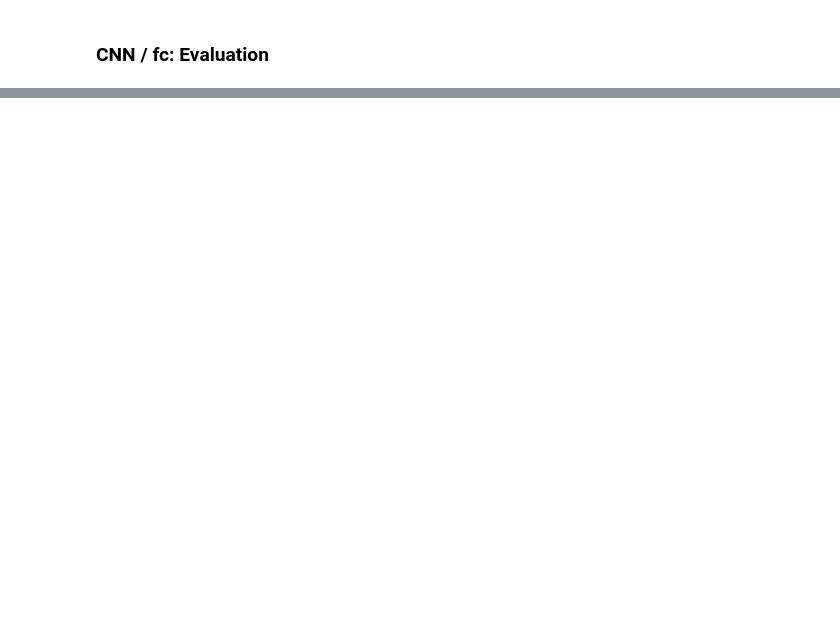
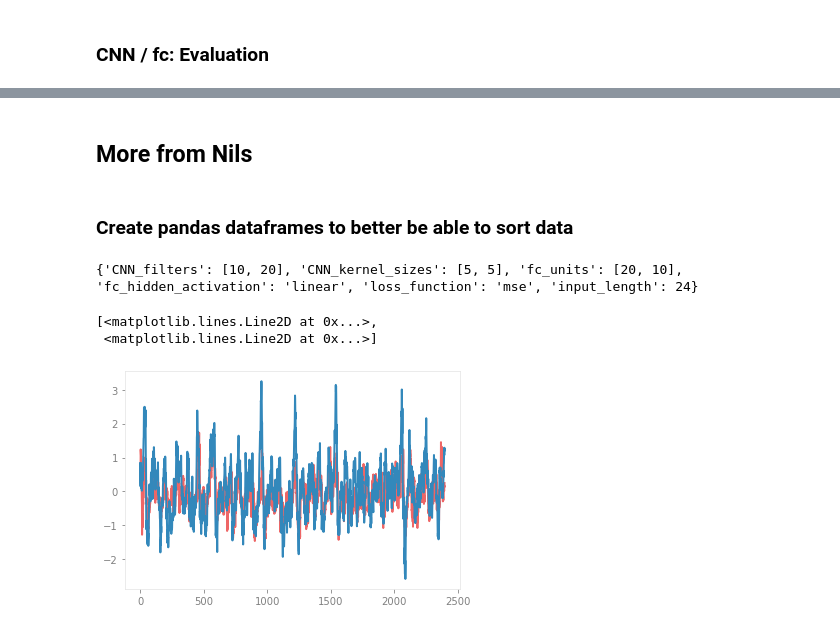
Before and after one commit to MarcoLandtHayen/cicmod_application, a Jupyter notebook: notebooks/02_enso_prediction_nils.ipynb, the cells around one changed output, grey strips where cells are left out. Saved outputs shown, nothing was run; the diff lists cells and outputs as text; code cells hidden in the pictures; blank space fills up the shorter version.

Commit message:
usage of pandas dataframes to clean up code

```diff
--- a/notebooks/02_enso_prediction_nils.ipynb
+++ b/notebooks/02_enso_prediction_nils.ipynb
@@ -1412,6 +1296,0 @@ False
-# %%
-CNN_FOCI_nino = {}
-CNN_FOCI_nina = {}
-for t_name in val_pred_CNNfc_FOCI:
-    CNN_FOCI_nino[t_name] = el_nino(np.array(val_pred_CNNfc_FOCI[t_name]).flatten())
-    CNN_FOCI_nina[t_name] = la_nina(np.array(val_pred_CNNfc_FOCI[t_name]).flatten())
@@ -1439,0 +1297,74 @@ array([False, False, False, ..., False, False, False])
+# %% [markdown]
+## More from Nils
+# %% [markdown]
+### Create pandas dataframes to better be able to sort data
+# %%
+def select_NN_setup(
+    CNN_filters,
+    CNN_kernel_sizes,
+    fc_units,
+    fc_hidden_activation,
+    loss_function,
+    input_length,
+):
+    pass
+
+
+def loc_multicolumn(d, keys):
+    # first create the level list
+    result = []
+    col = d.columns
+    for c in col:
+        if set(keys).issubset(set(c)):
+            result.append(c)
+
+    return result
+
+
+NN_setup = {
+    **basic_CNN.get_args(select_NN_setup),
+    **preprocessing_dict.get_args(select_NN_setup),
+}
+print(NN_setup)
+# %% [output]
+{'CNN_filters': [10, 20], 'CNN_kernel_sizes': [5, 5], 'fc_units': [20, 10], 'fc_hidden_activation': 'linear', 'loss_function': 'mse', 'input_length': 24}
+# %%
+df_val_FOCI = pd.DataFrame(
+    dict(
+        [
+            (t_name, val_pred_CNNfc_FOCI[t_name].numpy().flatten())
+            for t_name in val_pred_CNNfc_FOCI
+        ]
+    )
+)
+df_val_FOCI.index.name = "index"
+df_val_FOCI.reset_index(drop=True, inplace=True)
+val_target_FOCI.reset_index(drop=True, inplace=True)
+
+d = {"prediction": df_val_FOCI, "target": val_target_FOCI}
+df_FOCI = pd.concat(d.values(), axis=1, keys=d.keys())
+
+df_val_CESM = pd.DataFrame(
+    dict(
+        [
+            (t_name, val_pred_CNNfc_CESM[t_name].numpy().flatten())
+            for t_name in val_pred_CNNfc_CESM
+        ]
+    )
+)
+df_val_CESM.index.name = "index"
+df_val_CESM.reset_index(drop=True, inplace=True)
+val_target_CESM.reset_index(drop=True, inplace=True)
+
+d = {"prediction": df_val_CESM, "target": val_target_CESM}
+df_CESM = pd.concat(d.values(), axis=1, keys=d.keys())
+
+d = {"CESM": df_CESM, "FOCI": df_FOCI}
+df = pd.concat(d.values(), axis=1, keys=d.keys())
+
+df = DataFrameMultiColumn(df)
+plt.plot(df.loc_multicolumn(["ENSO_34_lag6", "FOCI"]))
+# %% [output]
+[<matplotlib.lines.Line2D at 0x...>,
+ <matplotlib.lines.Line2D at 0x...>]
+[figure, added]
```
Also changed, not shown: parts of 29 cells of this notebook.
